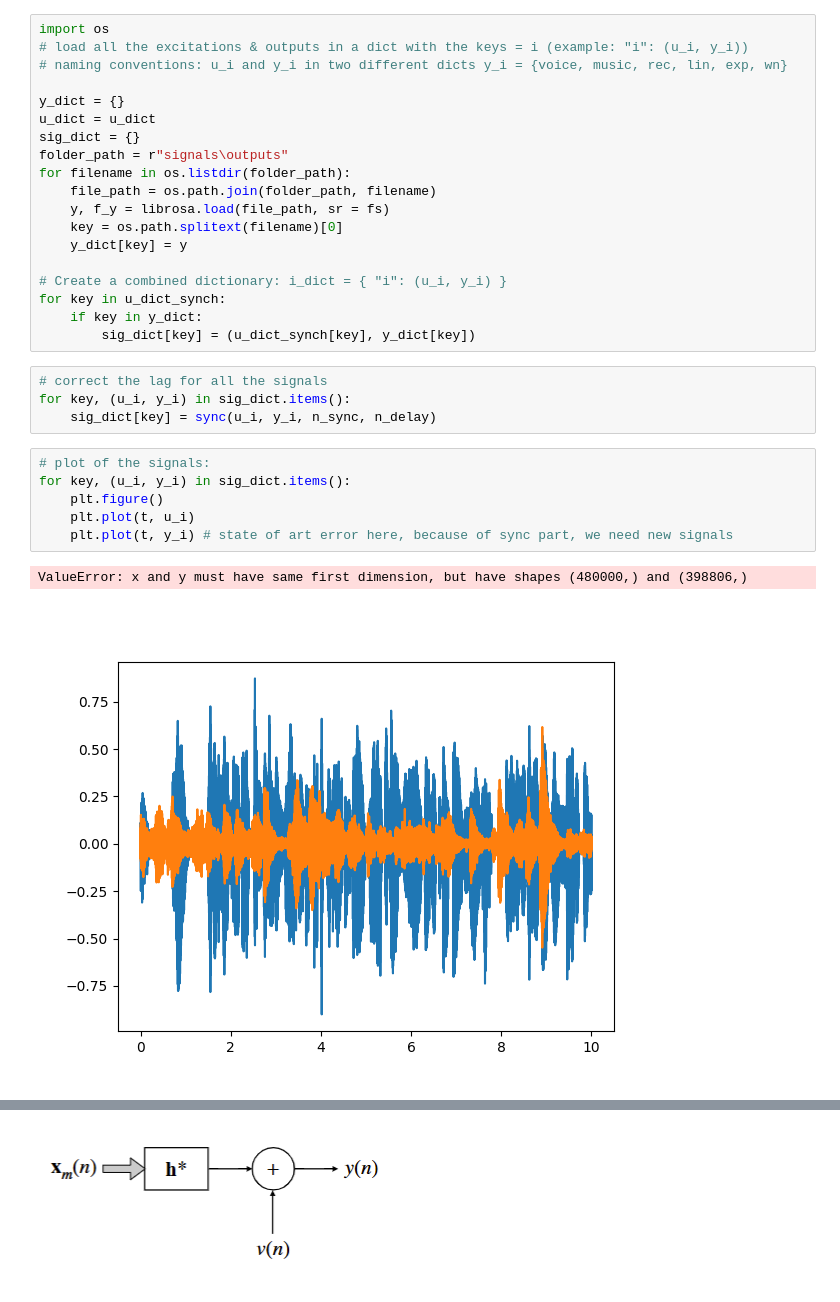
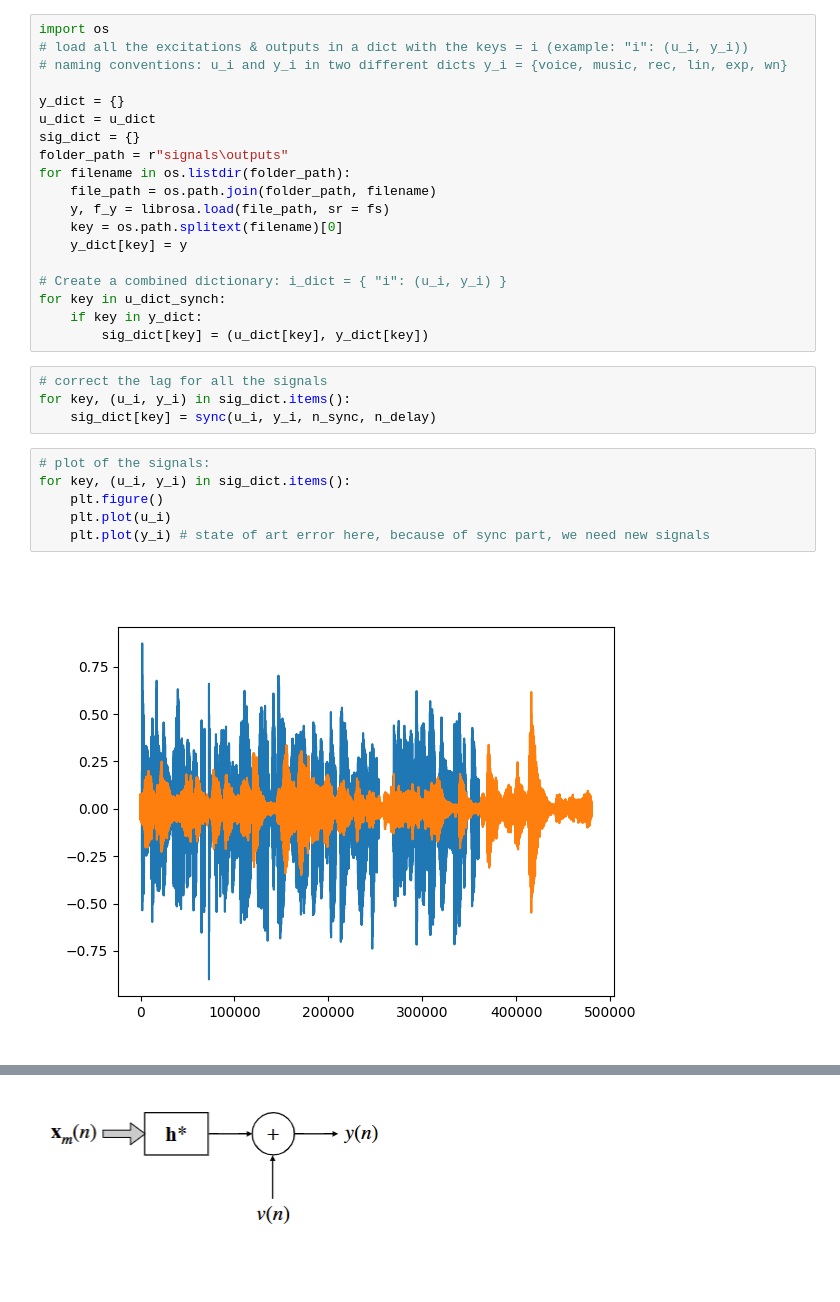
Before and after one commit to CocoMZ/TP2, a Jupyter notebook: main.ipynb, the cells around one changed output, grey strips where cells are left out. Saved outputs shown, nothing was run; the diff lists cells and outputs as text.

```diff
--- a/main.ipynb
+++ b/main.ipynb
@@ -223,7 +222,7 @@ for filename in os.listdir(folder_path):
 # Create a combined dictionary: i_dict = { "i": (u_i, y_i) }
 for key in u_dict_synch:
     if key in y_dict:
-        sig_dict[key] = (u_dict_synch[key], y_dict[key])
+        sig_dict[key] = (u_dict[key], y_dict[key])
 # %%
 # correct the lag for all the signals
 for key, (u_i, y_i) in sig_dict.items():
@@ -231,9 +230,8 @@ for key, (u_i, y_i) in sig_dict.items():
 # %%
 # plot of the signals:
 for key, (u_i, y_i) in sig_dict.items():
     plt.figure()
-    plt.plot(t, u_i)
-    plt.plot(t, y_i) # state of art error here, because of sync part, we need new signals
+    plt.plot(u_i)
+    plt.plot(y_i) # state of art error here, because of sync part, we need new signals
 # %% [output]
-ValueError: x and y must have same first dimension, but have shapes (480000,) and (398806,)
-[figure, old version]
+[figure, new version]
```
Also changed, not shown: parts of 13 cells of this notebook.
